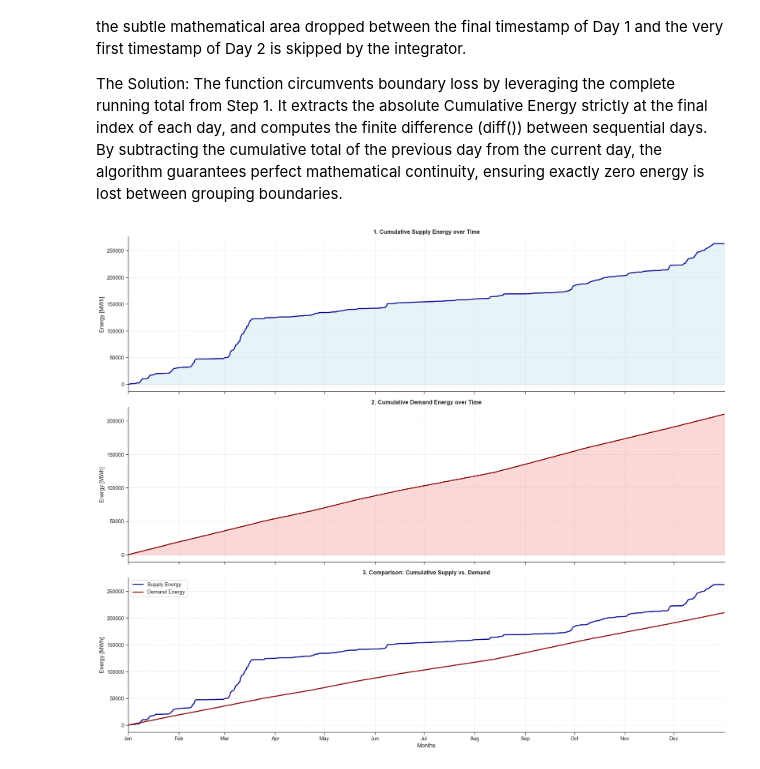
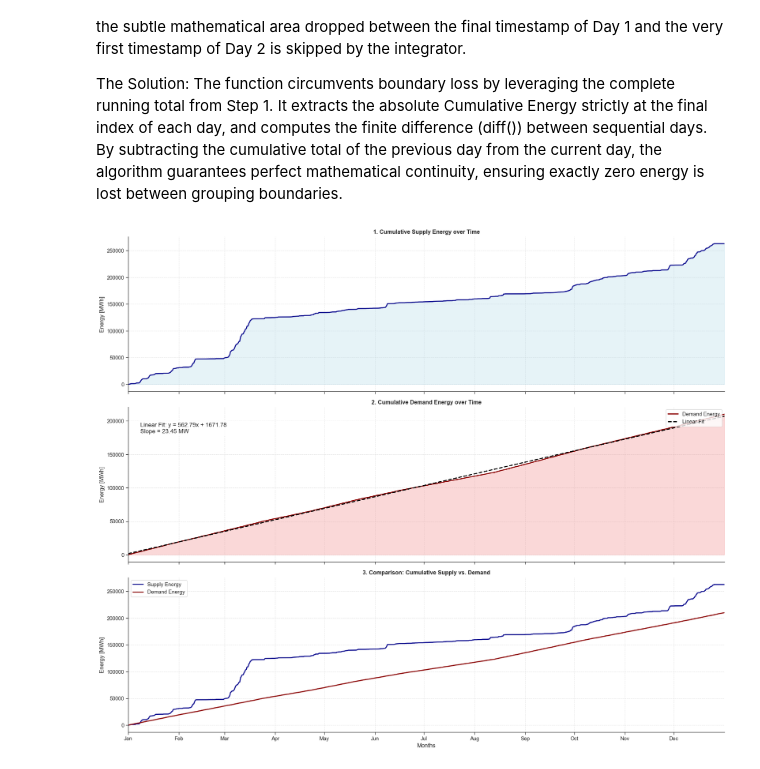
Before and after one commit to boombrian/Year1Q4-CBL-EST-Group38, a Jupyter notebook: plot analysis/plots.ipynb, the cells around one changed output. Saved outputs shown, nothing was run; the diff lists cells and outputs as text; code cells hidden in the pictures.

```diff
--- a/plot analysis/plots.ipynb
+++ b/plot analysis/plots.ipynb
@@ -479,13 +479,14 @@ import pandas as pd
 import seaborn as sns
 import matplotlib.pyplot as plt
 import scipy.integrate as integrate
+import numpy as np
 
 # 1. Apply academic style using Seaborn
 sns.set_theme(style="ticks", context="paper", font_scale=1.2)
 
-# 2. Load the datasets (Assuming these are already in your notebook, but included for completeness)
-# df_supply = pd.read_csv("Team38_supply.csv", skipinitialspace=True)
-# df_demand = pd.read_csv("Team38_demand.csv", skipinitialspace=True)
+# 2. Load the datasets
+df_supply = pd.read_csv("Team38_supply.csv", skipinitialspace=True)
+df_demand = pd.read_csv("Team38_demand.csv", skipinitialspace=True)
 
 # Clean spaces from columns just in case
 df_supply.columns = df_supply.columns.str.strip()
@@ -498,6 +499,13 @@ df_demand['Cumulative Energy [MWh]'] = integrate.cumulative_trapezoid(df_demand[
 # Create a continuous "Days" column for accurate physical x-axis plotting across the year
 df_supply['Continuous Time (Days)'] = df_supply['time [s]'] / 86400.0
 df_demand['Continuous Time (Days)'] = df_demand['time [s]'] / 86400.0
+
+# Fit a linear function to the demand curve using np.polyfit (degree=1)
+slope, intercept = np.polyfit(df_demand['Continuous Time (Days)'], df_demand['Cumulative Energy [MWh]'], 1)
+df_demand['Linear Fit [MWh]'] = slope * df_demand['Continuous Time (Days)'] + intercept
+
+# Convert slope from MWh/day to MW (divide by 24 hours)
+slope_mw = slope / 24.0
 
 month_starts = [0, 31, 59, 90, 120, 151, 181, 212, 243, 273, 304, 334]
 month_names = ['Jan', 'Feb', 'Mar', 'Apr', 'May', 'Jun', 'Jul', 'Aug', 'Sep', 'Oct', 'Nov', 'Dec']
@@ -511,33 +519,43 @@ def create_energy_time_figure():
     axes[0].set_title('1. Cumulative Supply Energy over Time', weight='bold')
     axes[0].set_ylabel('Energy [MWh]')
     axes[0].fill_between(df_supply['Continuous Time (Days)'], df_supply['Cumulative Energy [MWh]'], color='lightblue', alpha=0.3)
 
     # --- Subplot 2: Demand Energy-Time ---
-    axes[1].plot(df_demand['Continuous Time (Days)'], df_demand['Cumulative Energy [MWh]'], color='darkred', linewidth=2)
+    axes[1].plot(df_demand['Continuous Time (Days)'], df_demand['Cumulative Energy [MWh]'], color='darkred', linewidth=2, label='Demand Energy')
+    # Plot the fitted linear regression line
+    axes[1].plot(df_demand['Continuous Time (Days)'], df_demand['Linear Fit [MWh]'], color='black', linestyle='--', linewidth=2, label='Linear Fit')
     axes[1].set_title('2. Cumulative Demand Energy over Time', weight='bold')
     axes[1].set_ylabel('Energy [MWh]')
     axes[1].fill_between(df_demand['Continuous Time (Days)'], df_demand['Cumulative Energy [MWh]'], color='lightcoral', alpha=0.3)
+
+    # Write the equation and slope (in MW) onto the subplot
+    textstr = f'Linear Fit: y = {slope:.2f}x + {intercept:.2f}\nSlope = {slope_mw:.2f} MW'
+    props = dict(boxstyle='round', facecolor='white', alpha=0.8)
+    axes[1].text(0.02, 0.90, textstr, transform=axes[1].transAxes, fontsize=12,
+                 verticalalignment='top', bbox=props)
+
+    axes[1].legend(loc='upper right')
 
     # --- Subplot 3: Comparison of the two ---
     axes[2].plot(df_supply['Continuous Time (Days)'], df_supply['Cumulative Energy [MWh]'], color='darkblue', linewidth=2, label='Supply Energy')
     axes[2].plot(df_demand['Continuous Time (Days)'], df_demand['Cumulative Energy [MWh]'], color='darkred', linewidth=2, label='Demand Energy')
     axes[2].set_title('3. Comparison: Cumulative Supply vs. Demand', weight='bold')
     axes[2].set_xlabel('Months')
     axes[2].set_ylabel('Energy [MWh]')
     axes[2].legend(loc='upper left')
 
     # Unify formatting: ticks, grid, and borders
     for ax in axes:
         ax.set_xlim(0, 365)
         ax.set_xticks(month_starts)
         ax.set_xticklabels(month_names)
-        ax.grid(True, linestyle='--', alpha=0.5)
+        ax.grid(False, linestyle='--', alpha=0.5)
         sns.despine(ax=ax)
 
     plt.tight_layout()
     plt.show()
 
 # Run the function
 create_energy_time_figure()
 # %% [output]
-[figure, old version]
+[figure, new version]
```
Also changed, not shown: parts of 1 cell of this notebook, 1 other file.
